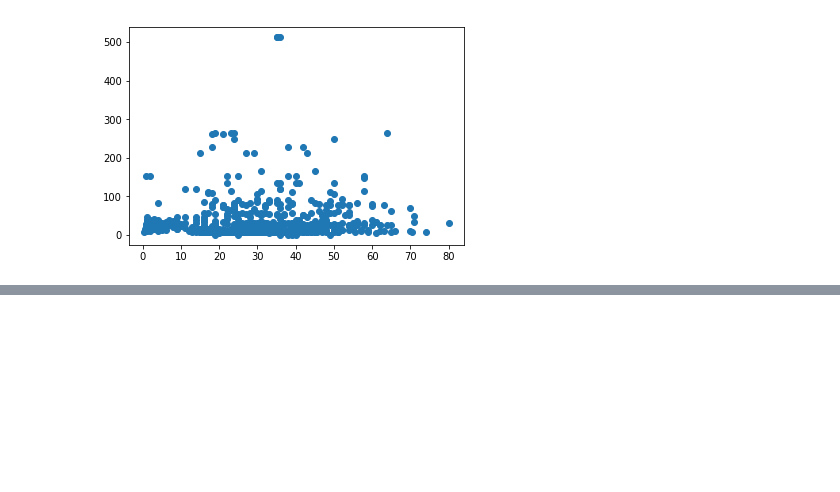
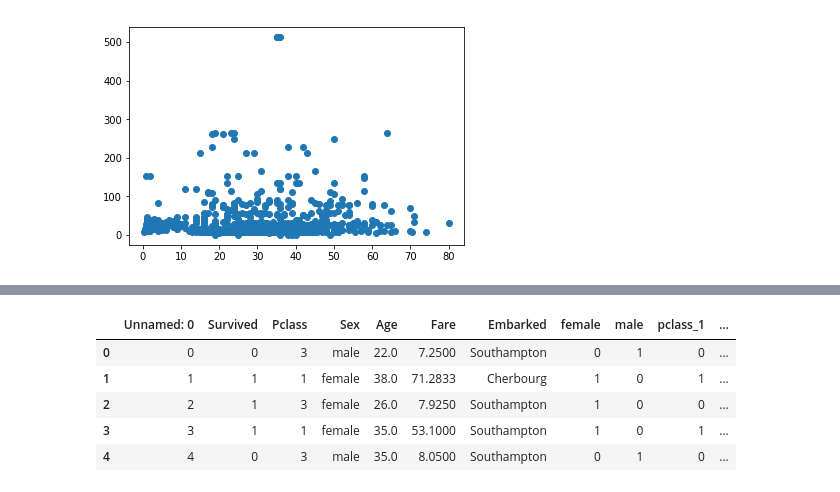
Before and after one commit to austinlasseter/plotly_dash_tutorial, a Jupyter notebook: 01 Plotly figures/Plotly figures with Pandas.ipynb, the cells around one changed output, grey strips where cells are left out. Cells and saved outputs as stored; diff of their text form; code cells hidden in the pictures; blank space fills up the shorter version.

```diff
--- a/01 Plotly figures/Plotly figures with Pandas.ipynb
+++ b/01 Plotly figures/Plotly figures with Pandas.ipynb
@@ -189,3 +189,16 @@ df.head()
+# %%
+# Make some dummies Passenger's cabin class
+dummy=pd.get_dummies(df['Pclass'], prefix='pclass')
+dummy.head()
+df=pd.concat([df,dummy],axis=1)
+df.head()
+# %% [output]
+|  | Unnamed: 0 | Survived | Pclass | Sex | Age | Fare | Embarked | female | male | pclass_1 | ... |
+| 0 | 0 | 0 | 3 | male | 22.0 | 7.2500 | Southampton | 0 | 1 | 0 | ... |
+| 1 | 1 | 1 | 1 | female | 38.0 | 71.2833 | Cherbourg | 1 | 0 | 1 | ... |
+| 2 | 2 | 1 | 3 | female | 26.0 | 7.9250 | Southampton | 1 | 0 | 0 | ... |
+| 3 | 3 | 1 | 1 | female | 35.0 | 53.1000 | Southampton | 1 | 0 | 1 | ... |
+| 4 | 4 | 0 | 3 | male | 35.0 | 8.0500 | Southampton | 0 | 1 | 0 | ... |
 # %%
 # What are the possible features?
 df.columns
```
Also changed, not shown: parts of 12 cells of this notebook.
